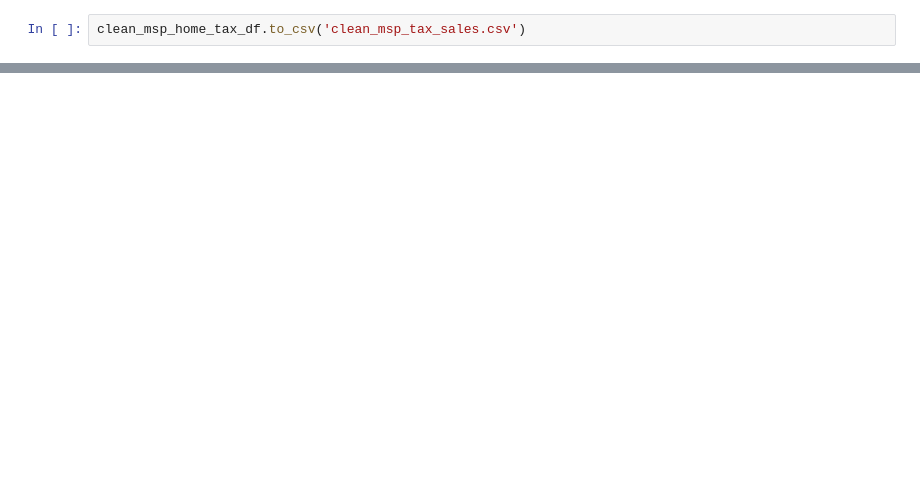
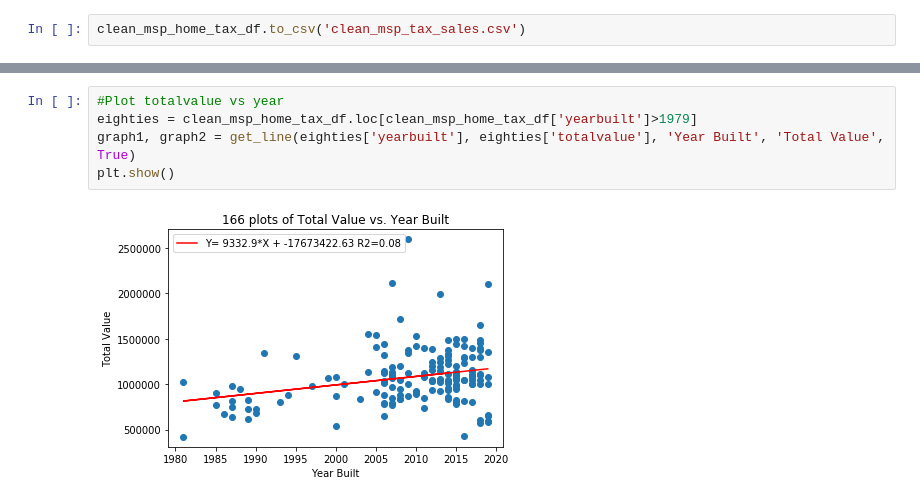
Before and after one commit to abartczak/Crime_Housing_Schools_Correlation, a Jupyter notebook: Project_1_TC_MSP_House_Tax.ipynb, the cells around one changed output, grey strips where cells are left out. Drawn from its saved outputs; the diff is of its cells as text; blank space fills up the shorter version.

```diff
--- a/Project_1_TC_MSP_House_Tax.ipynb
+++ b/Project_1_TC_MSP_House_Tax.ipynb
@@ -152,0 +186,7 @@ clean_msp_home_tax_df.to_csv('clean_msp_tax_sales.csv')
+# %%
+#Plot totalvalue vs year
+eighties = clean_msp_home_tax_df.loc[clean_msp_home_tax_df['yearbuilt']>1979]
+graph1, graph2 = get_line(eighties['yearbuilt'], eighties['totalvalue'], 'Year Built', 'Total Value', True)
+plt.show()
+# %% [output]
+[figure, added]
```
Also changed, not shown: parts of 10 cells of this notebook, 1 other file.
